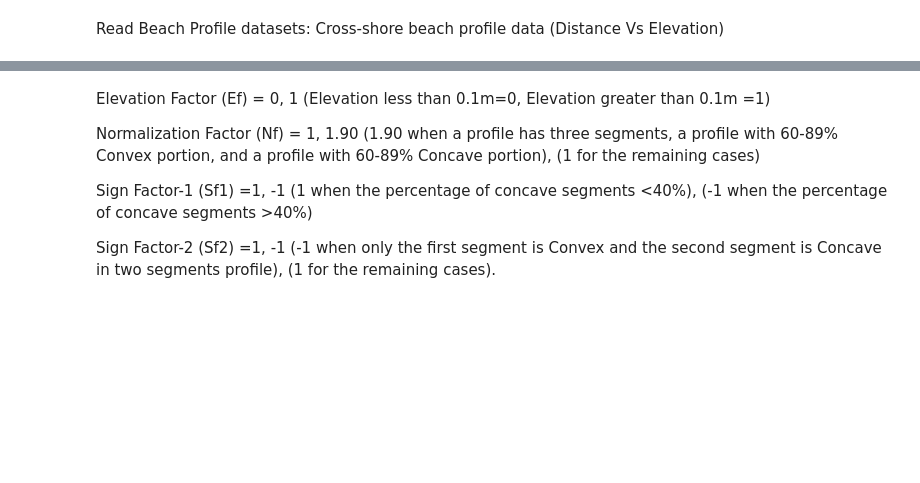
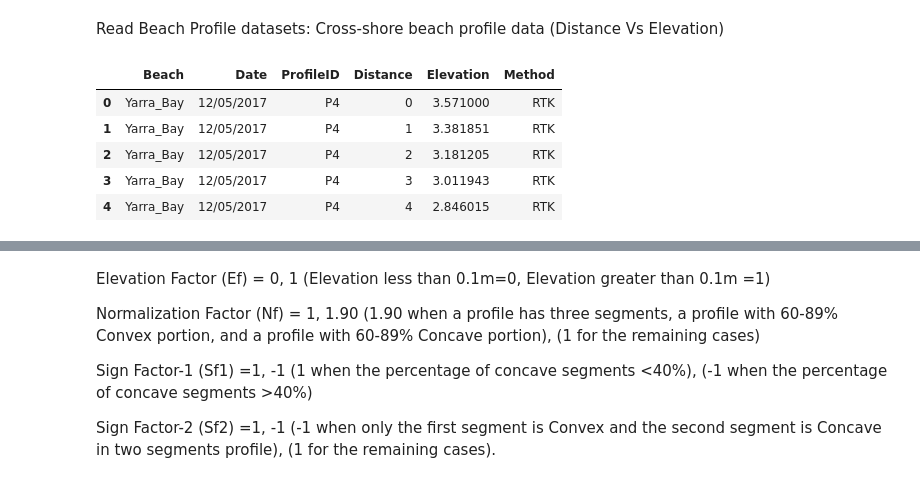
Before and after one commit to rvdeo/beb_morphotype_index, a Jupyter notebook: Morphotype_Index_BEBs.ipynb, the cells around one changed output, grey strips where cells are left out. Saved outputs shown, nothing was run; the diff lists cells and outputs as text; code cells hidden in the pictures; blank space fills up the shorter version.

```diff
--- a/Morphotype_Index_BEBs.ipynb
+++ b/Morphotype_Index_BEBs.ipynb
@@ -22,3 +22,12 @@ yarra=pd.read_csv(r'C:\Users\mgaz4900\OneDrive - The University of Sydney (Staff
+# %%
+yarra.head()
+# %% [output]
+|  | Beach | Date | ProfileID | Distance | Elevation | Method |
+| 0 | Yarra_Bay | 12/05/2017 | P4 | 0 | 3.571000 | RTK |
+| 1 | Yarra_Bay | 12/05/2017 | P4 | 1 | 3.381851 | RTK |
+| 2 | Yarra_Bay | 12/05/2017 | P4 | 2 | 3.181205 | RTK |
+| 3 | Yarra_Bay | 12/05/2017 | P4 | 3 | 3.011943 | RTK |
+| 4 | Yarra_Bay | 12/05/2017 | P4 | 4 | 2.846015 | RTK |
 # %%
 #Extract dates for the individual survey that will assist to identify the morphotpes individually
 def check_dates(location):
```
Also changed, not shown: parts of 4 cells of this notebook.
